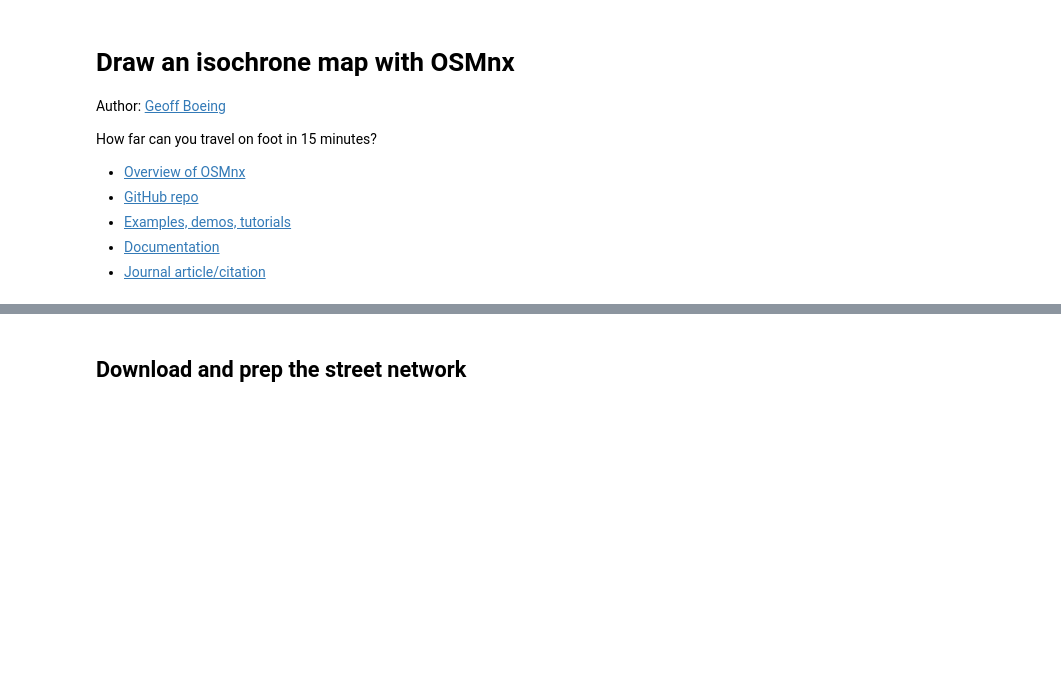
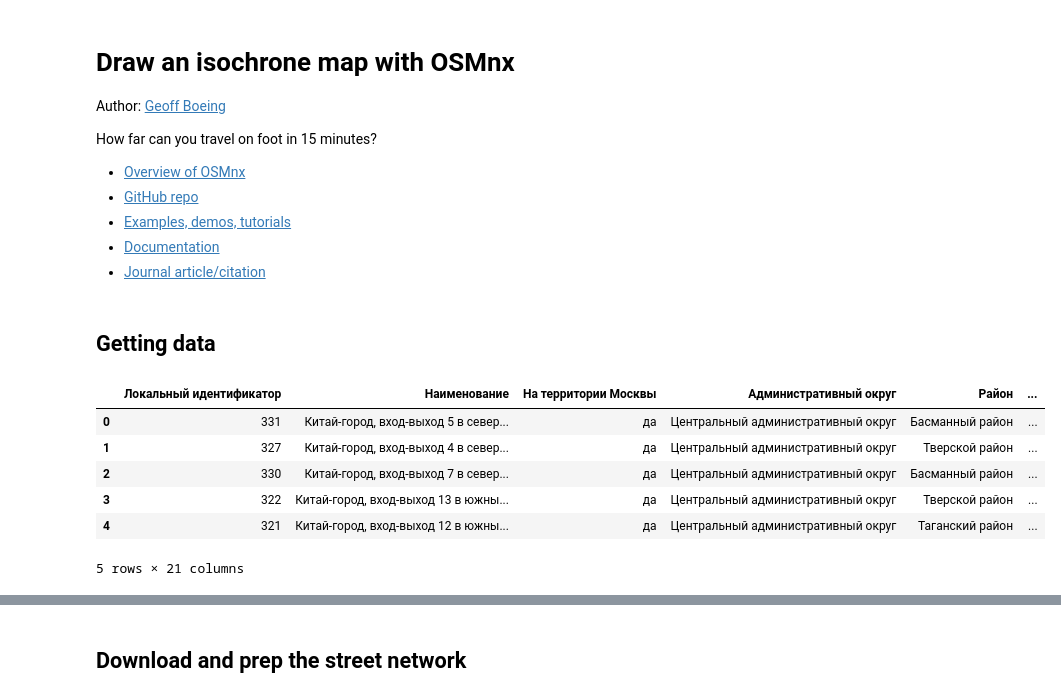
Before and after one commit to DoneGame/Metro-Coverage-Mapa, a Jupyter notebook: osmnx-isochrones.ipynb, the cells around one changed output, grey strips where cells are left out. Cells and saved outputs as stored; diff of their text form; code cells hidden in the pictures; blank space fills up the shorter version.

```diff
--- a/osmnx-isochrones.ipynb
+++ b/osmnx-isochrones.ipynb
@@ -28,0 +37,14 @@ travel_speed = 4.5 #walking speed in km/hour
+# %% [markdown]
+## Getting data
+# %%
+metro_df = pd.read_csv('data/metro-exits-2024-12-18.csv', delimiter=';')
+del metro_df['Unnamed: 21']
+metro_df.head()
+# %% [output]
+|  | Локальный идентификатор | Наименование | На территории Москвы | Административный округ | Район | ... |
+| 0 | 331 | Китай-город, вход-выход 5 в север... | да | Центральный административный округ | Басманный район | ... |
+| 1 | 327 | Китай-город, вход-выход 4 в север... | да | Центральный административный округ | Тверской район | ... |
+| 2 | 330 | Китай-город, вход-выход 7 в север... | да | Центральный административный округ | Басманный район | ... |
+| 3 | 322 | Китай-город, вход-выход 13 в южны... | да | Центральный административный округ | Тверской район | ... |
+| 4 | 321 | Китай-город, вход-выход 12 в южны... | да | Центральный административный округ | Таганский район | ... |
+5 rows × 21 columns
```
Also changed, not shown: parts of 34 cells of this notebook, 1 other file.
